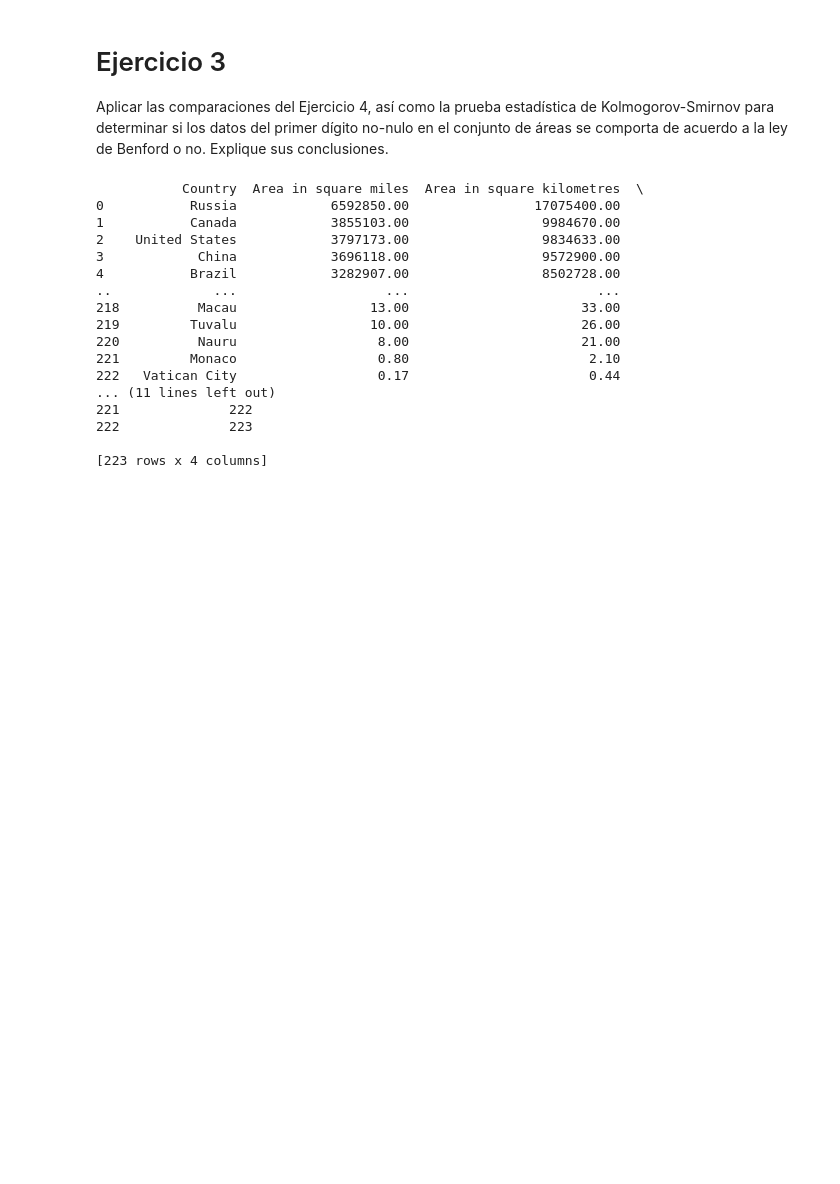
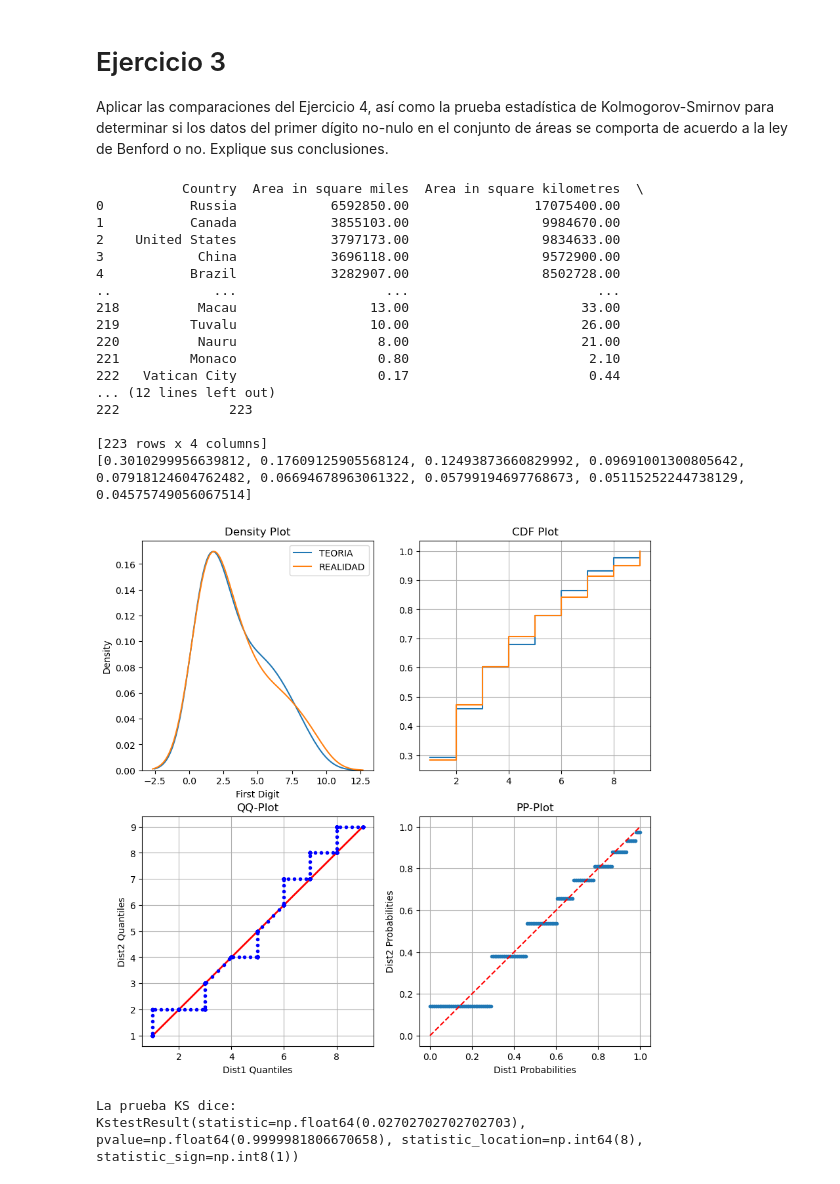
Before and after one commit to ElrohirGT/Lab2AI, a Jupyter notebook: EJ2.ipynb, the cells around one changed output. Saved outputs shown, nothing was run; the diff lists cells and outputs as text; code cells hidden in the pictures; blank space fills up the shorter version.

```diff
--- a/EJ2.ipynb
+++ b/EJ2.ipynb
@@ -104,23 +119,47 @@ del primer dígito no-nulo en el conjunto de áreas se comporta de acuerdo a la
 # %%
 data = pd.read_csv("areas.csv", sep=";")
 print(data)
 
-sampleSize = len(data.loc[:,"Area in square kilometres"])
+def benford(d):
+    return math.log10(1.0+1.0/d)
+
+
+probs = [benford(x+1) for x in range(9)]
+
+print(probs)
+
+rng = sps.sampling.DiscreteGuideTable(probs, domain=(1,9))
+
+
+
+data["First Digit"] = data["Area in square kilometres"].astype(str).str.replace(r"\D", "", regex=True).str[0].astype(int)
+data = data[data["First Digit"] != 0]
+
+sampleSize = len(data["First Digit"])
+theoreticalSample = rng.rvs(size=sampleSize)
+
+# print("THEORY: ", theoreticalSample)
+# print("DATA: ", data["First Digit"])
+
+compareDistributions("TEORIA", theoreticalSample, None, "REALIDAD", data["First Digit"], None)
 # %% [output]
            Country  Area in square miles  Area in square kilometres  \
 0           Russia            6592850.00                17075400.00
 1           Canada            3855103.00                 9984670.00
 2    United States            3797173.00                 9834633.00
 3            China            3696118.00                 9572900.00
 4           Brazil            3282907.00                 8502728.00
 ..             ...                   ...                        ...
 218          Macau                 13.00                      33.00
 219         Tuvalu                 10.00                      26.00
 220          Nauru                  8.00                      21.00
 221         Monaco                  0.80                       2.10
 222   Vatican City                  0.17                       0.44
-... (11 lines left out)
-221              222
+... (12 lines left out)
 222              223
 
 [223 rows x 4 columns]
+[0.3010299956639812, 0.17609125905568124, 0.12493873660829992, 0.09691001300805642, 0.07918124604762482, 0.06694678963061322, 0.05799194697768673, 0.05115252244738129, 0.04575749056067514]
+[figure, added]
+La prueba KS dice:
+KstestResult(statistic=np.float64(0.02702702702702703), pvalue=np.float64(0.9999981806670658), statistic_location=np.int64(8), statistic_sign=np.int8(1))
```
Also changed, not shown: parts of 2 cells of this notebook.
